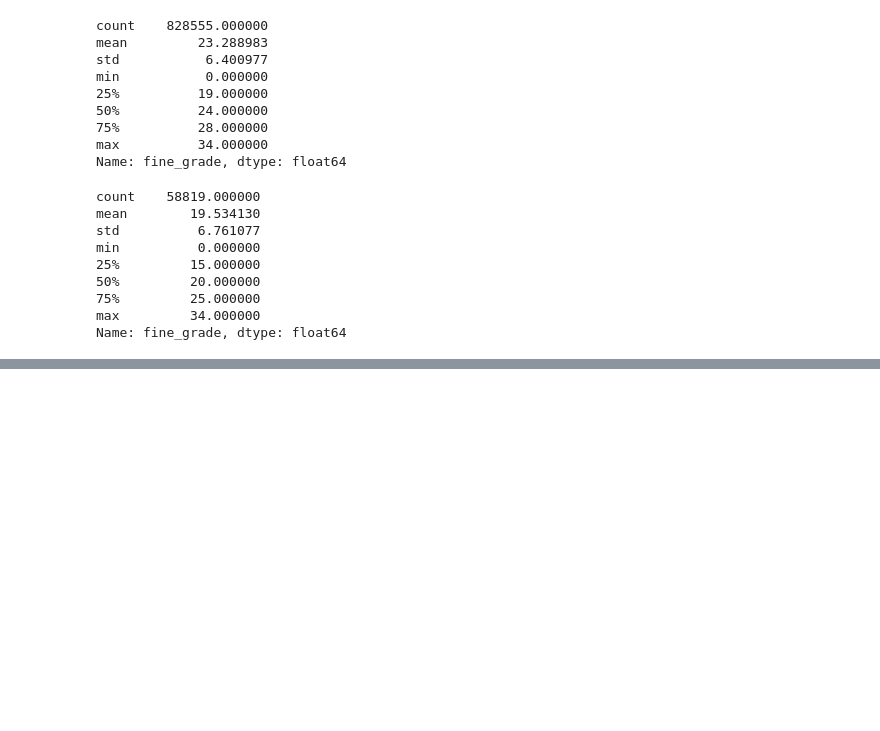
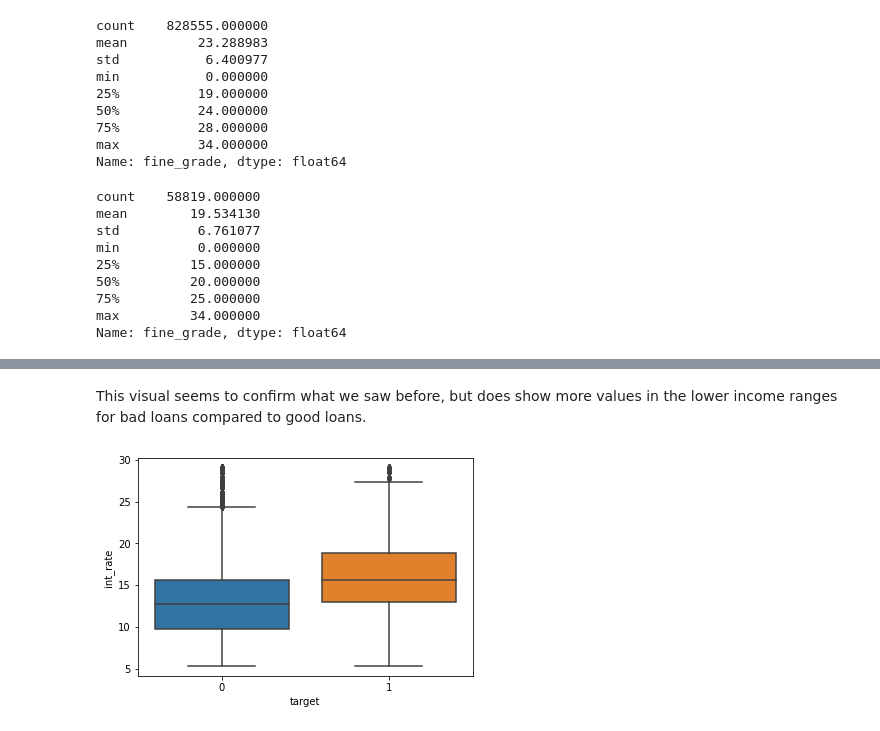
Before and after one commit to ronsperber/Lending-Club, a Jupyter notebook: lending_club.ipynb, the cells around one changed output, grey strips where cells are left out. Cells and saved outputs as stored; diff of their text form; code cells hidden in the pictures; blank space fills up the shorter version.

```diff
--- a/lending_club.ipynb
+++ b/lending_club.ipynb
@@ -1434,0 +1455,7 @@ Name: fine_grade, dtype: float64
+# %% [markdown]
+This visual seems to confirm what we saw before, but does show more values in the lower income ranges for bad loans compared to good loans.
+# %%
+sns.boxplot(data=X, x='target',y='int_rate')
+plt.show()
+# %% [output]
+[figure, added]
```
Also changed, not shown: parts of 12 cells of this notebook.
